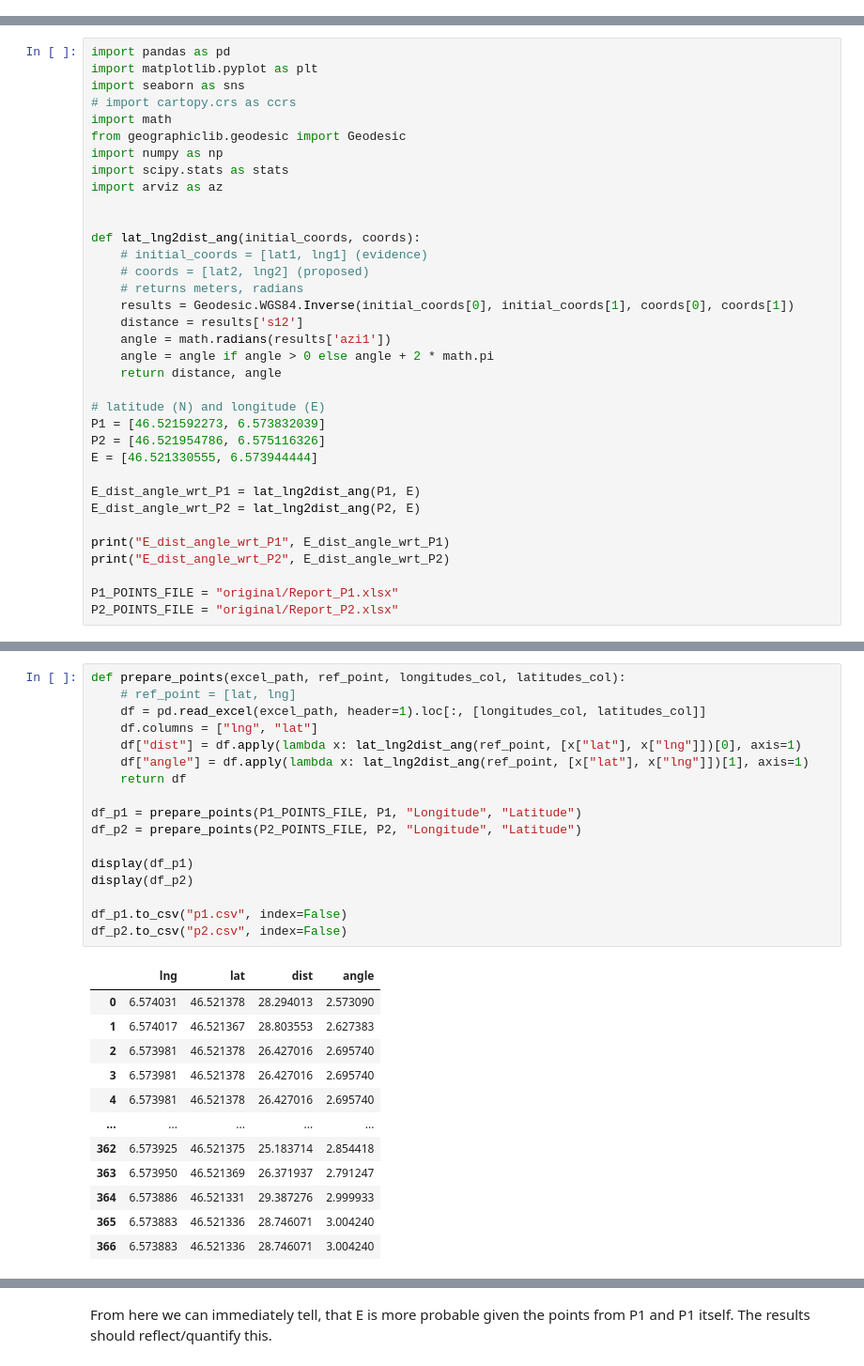
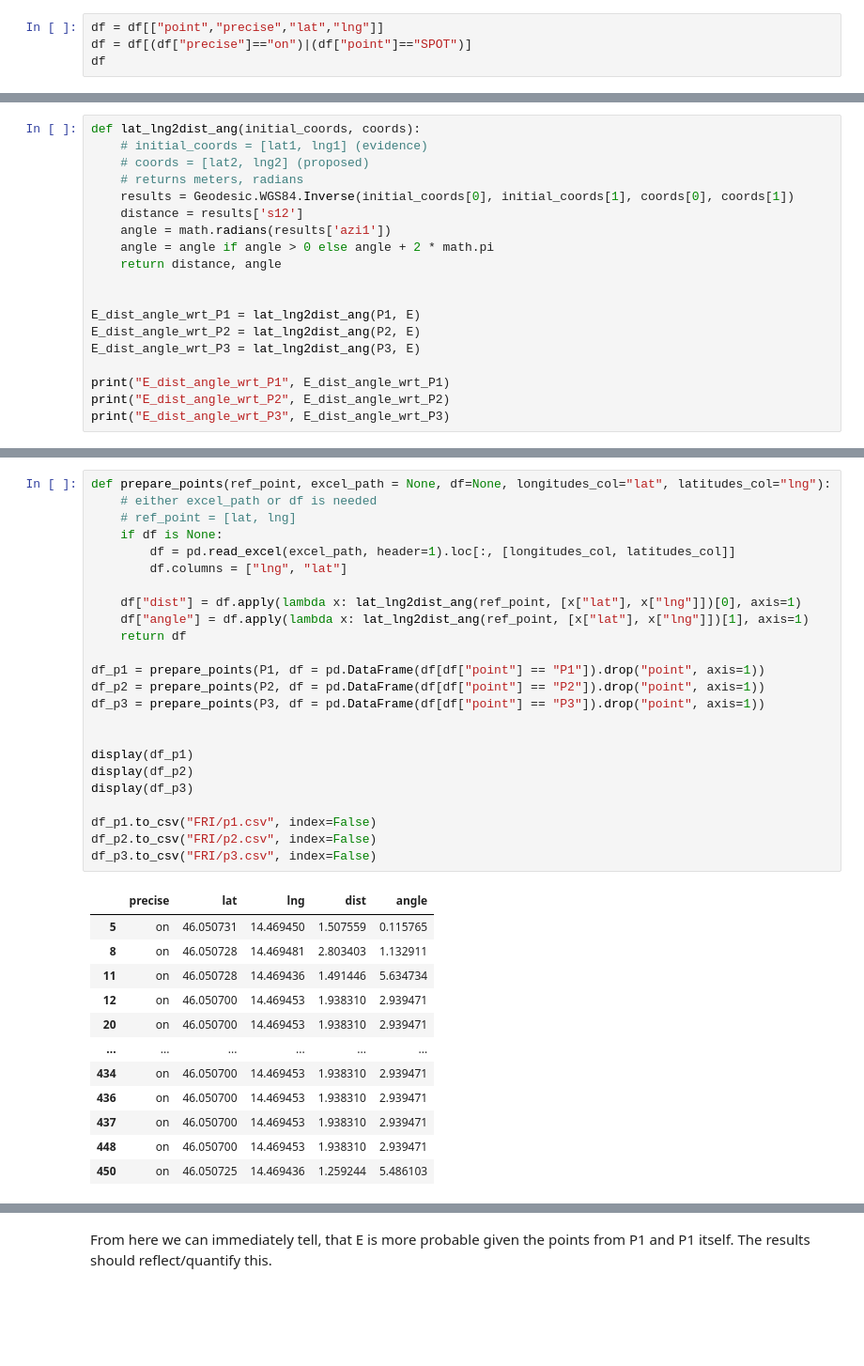
Before and after one commit to KlemenVovk/gps_evaluation, a Jupyter notebook: mainFRI.ipynb, the cells around one changed output, grey strips where cells are left out. Shown at 94% size. Cells and saved outputs as stored; diff of their text form; blank space fills up the shorter version.

```diff
--- a/mainFRI.ipynb
+++ b/mainFRI.ipynb
@@ -0,0 +28,4 @@
+# %%
+df = df[["point","precise","lat","lng"]]
+df = df[(df["precise"]=="on")|(df["point"]=="SPOT")]
+df
@@ -1,15 +67,4 @@
 # %%
-import pandas as pd
-import matplotlib.pyplot as plt
-import seaborn as sns
-# import cartopy.crs as ccrs
-import math
-from geographiclib.geodesic import Geodesic
-import numpy as np
-import scipy.stats as stats
-import arviz as az
-
-
 def lat_lng2dist_ang(initial_coords, coords):
     # initial_coords = [lat1, lng1] (evidence)
     # coords = [lat2, lng2] (proposed)
@@ -20,17 +75,12 @@ def lat_lng2dist_ang(initial_coords, coords):
     angle = angle if angle > 0 else angle + 2 * math.pi
     return distance, angle
 
-# latitude (N) and longitude (E)
-P1 = [46.521592273, 6.573832039]
-P2 = [46.521954786, 6.575116326]
-E = [46.521330555, 6.573944444]
 
 E_dist_angle_wrt_P1 = lat_lng2dist_ang(P1, E)
 E_dist_angle_wrt_P2 = lat_lng2dist_ang(P2, E)
+E_dist_angle_wrt_P3 = lat_lng2dist_ang(P3, E)
 
 print("E_dist_angle_wrt_P1", E_dist_angle_wrt_P1)
 print("E_dist_angle_wrt_P2", E_dist_angle_wrt_P2)
-
-P1_POINTS_FILE = "original/Report_P1.xlsx"
-P2_POINTS_FILE = "original/Report_P2.xlsx"
+print("E_dist_angle_wrt_P3", E_dist_angle_wrt_P3)
 # %% [output]
@@ -38,30 +90,37 @@ ModuleNotFoundError: No module named 'cartopy'
 # %%
-def prepare_points(excel_path, ref_point, longitudes_col, latitudes_col):
+def prepare_points(ref_point, excel_path = None, df=None, longitudes_col="lat", latitudes_col="lng"):
+    # either excel_path or df is needed
     # ref_point = [lat, lng]
-    df = pd.read_excel(excel_path, header=1).loc[:, [longitudes_col, latitudes_col]]
-    df.columns = ["lng", "lat"]
+    if df is None:
+        df = pd.read_excel(excel_path, header=1).loc[:, [longitudes_col, latitudes_col]]
+        df.columns = ["lng", "lat"]
+
     df["dist"] = df.apply(lambda x: lat_lng2dist_ang(ref_point, [x["lat"], x["lng"]])[0], axis=1)
     df["angle"] = df.apply(lambda x: lat_lng2dist_ang(ref_point, [x["lat"], x["lng"]])[1], axis=1)
     return df
 
-df_p1 = prepare_points(P1_POINTS_FILE, P1, "Longitude", "Latitude")
-df_p2 = prepare_points(P2_POINTS_FILE, P2, "Longitude", "Latitude")
+df_p1 = prepare_points(P1, df = pd.DataFrame(df[df["point"] == "P1"]).drop("point", axis=1))
+df_p2 = prepare_points(P2, df = pd.DataFrame(df[df["point"] == "P2"]).drop("point", axis=1))
+df_p3 = prepare_points(P3, df = pd.DataFrame(df[df["point"] == "P3"]).drop("point", axis=1))
+
 
 display(df_p1)
 display(df_p2)
+display(df_p3)
 
-df_p1.to_csv("p1.csv", index=False)
-df_p2.to_csv("p2.csv", index=False)
+df_p1.to_csv("FRI/p1.csv", index=False)
+df_p2.to_csv("FRI/p2.csv", index=False)
+df_p3.to_csv("FRI/p3.csv", index=False)
 # %% [output]
-|  | lng | lat | dist | angle |
-| 0 | 6.574031 | 46.521378 | 28.294013 | 2.573090 |
-| 1 | 6.574017 | 46.521367 | 28.803553 | 2.627383 |
-| 2 | 6.573981 | 46.521378 | 26.427016 | 2.695740 |
-| 3 | 6.573981 | 46.521378 | 26.427016 | 2.695740 |
-| 4 | 6.573981 | 46.521378 | 26.427016 | 2.695740 |
-| ... | ... | ... | ... | ... |
-| 362 | 6.573925 | 46.521375 | 25.183714 | 2.854418 |
-| 363 | 6.573950 | 46.521369 | 26.371937 | 2.791247 |
-| 364 | 6.573886 | 46.521331 | 29.387276 | 2.999933 |
-| 365 | 6.573883 | 46.521336 | 28.746071 | 3.004240 |
-| 366 | 6.573883 | 46.521336 | 28.746071 | 3.004240 |
+|  | precise | lat | lng | dist | angle |
+| 5 | on | 46.050731 | 14.469450 | 1.507559 | 0.115765 |
+| 8 | on | 46.050728 | 14.469481 | 2.803403 | 1.132911 |
+| 11 | on | 46.050728 | 14.469436 | 1.491446 | 5.634734 |
+| 12 | on | 46.050700 | 14.469453 | 1.938310 | 2.939471 |
+| 20 | on | 46.050700 | 14.469453 | 1.938310 | 2.939471 |
+| ... | ... | ... | ... | ... | ... |
+| 434 | on | 46.050700 | 14.469453 | 1.938310 | 2.939471 |
+| 436 | on | 46.050700 | 14.469453 | 1.938310 | 2.939471 |
+| 437 | on | 46.050700 | 14.469453 | 1.938310 | 2.939471 |
+| 448 | on | 46.050700 | 14.469453 | 1.938310 | 2.939471 |
+| 450 | on | 46.050725 | 14.469436 | 1.259244 | 5.486103 |
```
Also changed, not shown: parts of 12 cells of this notebook, 5 other files.
